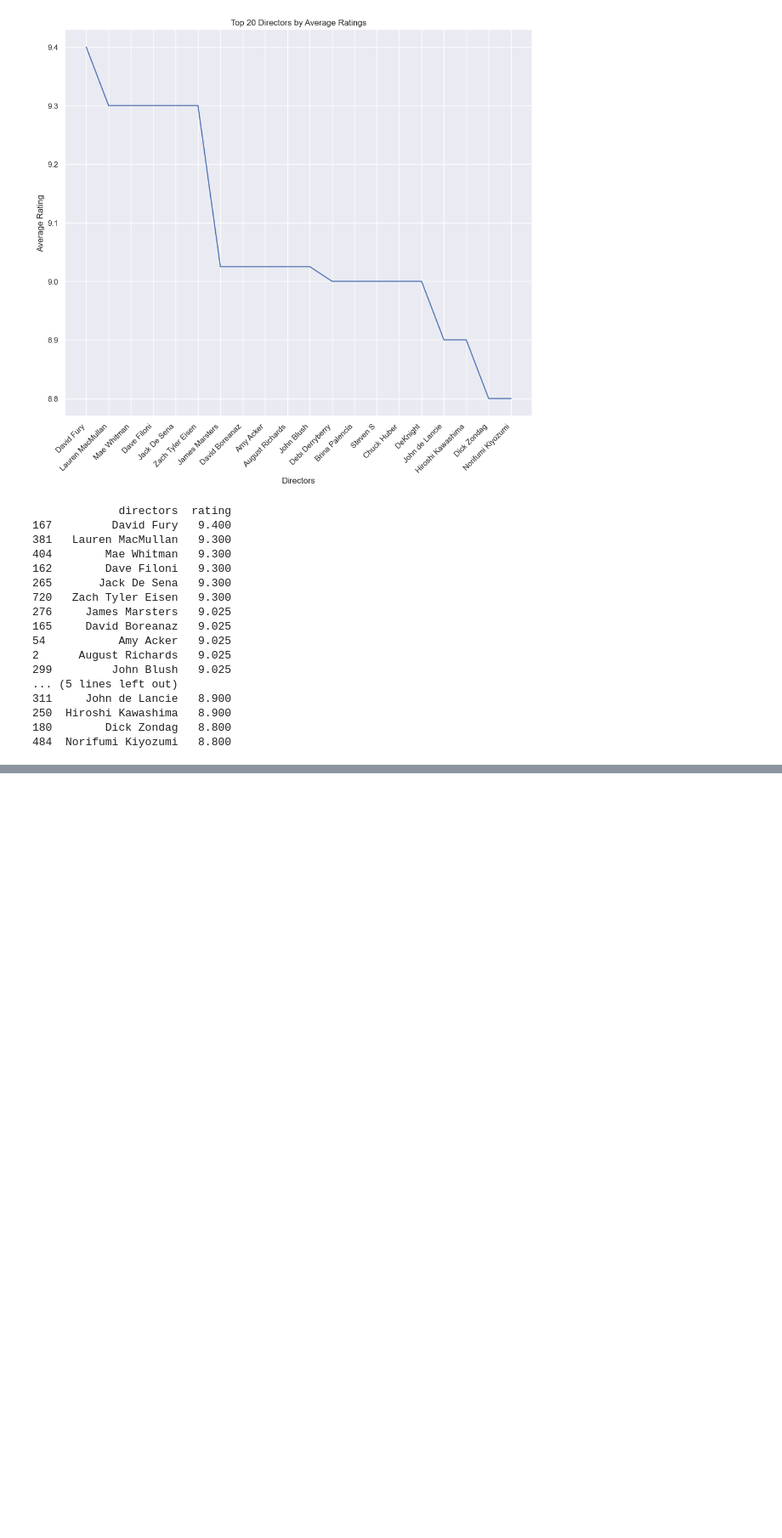
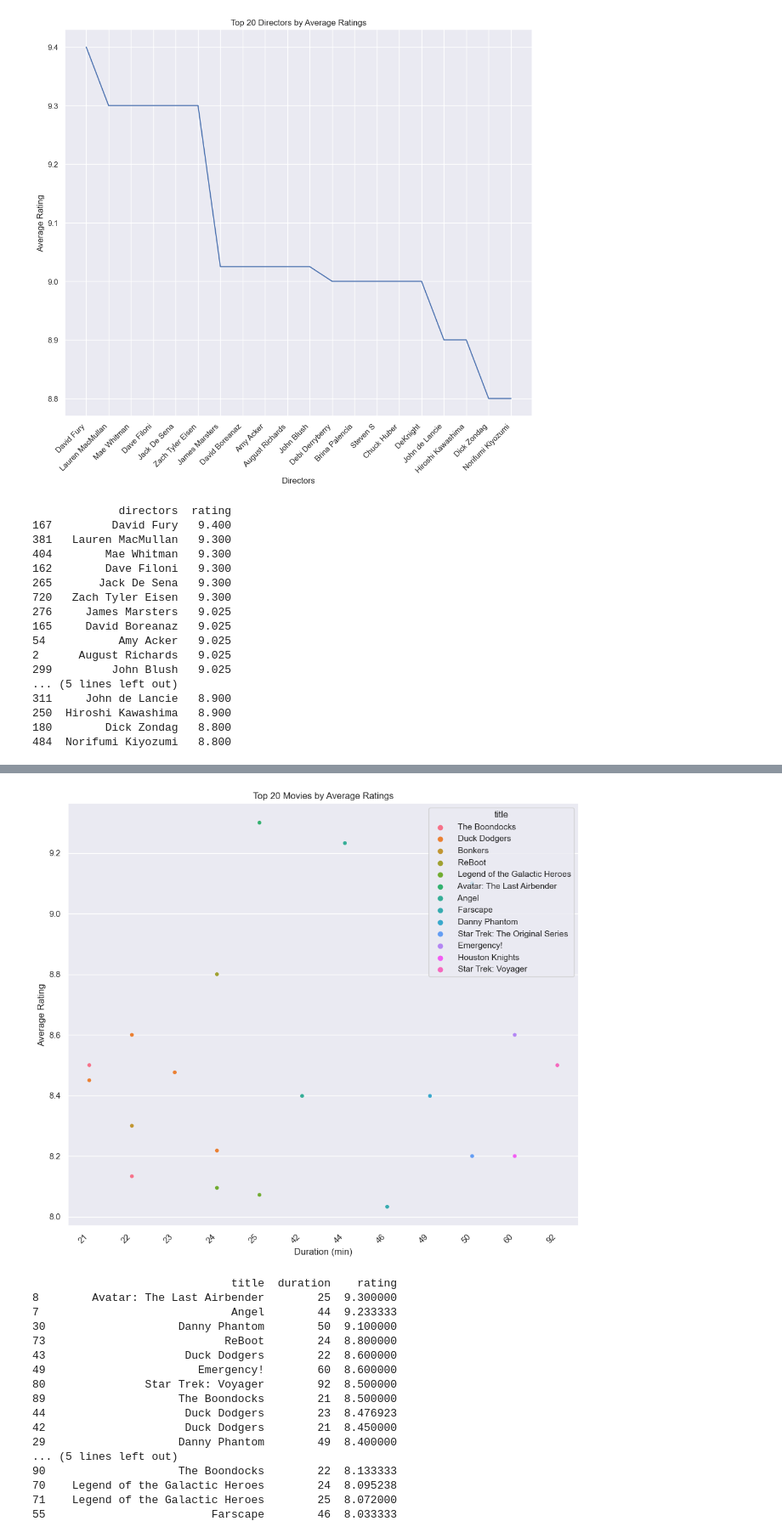
Before and after one commit to prateek-balani/data-analysis, a Jupyter notebook: data-analysis-imdb.ipynb, the cells around one changed output, grey strips where cells are left out. Shown at 85% size. Cells and saved outputs as stored; diff of their text form; code cells hidden in the pictures; blank space fills up the shorter version.

Commit message:
time added

```diff
--- a/data-analysis-imdb.ipynb
+++ b/data-analysis-imdb.ipynb
@@ -159,0 +181,44 @@ plt.show()
+# %%
+import seaborn as sns
+import matplotlib.pyplot as plt
+import pandas as pd
+
+dataload_ex_copy3 = dataload_ex.copy()
+
+# Extract the numeric part from the "duration" column and convert it to integers
+dataload_ex_copy3["duration"] = dataload_ex_copy3["duration"].str.extract("(\d+)").astype(int)
+
+# Pass column names as a list inside groupby() to avoid the TypeError
+movie_time_average = dataload_ex_copy3.groupby(["title", "duration"])["rating"].mean().reset_index()
+movie_time_average = movie_time_average.sort_values("rating", ascending=False)
+time_movies = movie_time_average.head(20)
+
+
+sns.swarmplot(x="duration", y="rating", hue="title", data=time_movies)
+plt.ylabel('Average Rating')
+plt.xlabel('Duration (min)')
+plt.title('Top 20 Movies by Average Ratings')
+plt.xticks(rotation=45, ha='right')
+plt.show()
+
+
+print(time_movies)
+# %% [output]
+[figure, added]
+                              title  duration    rating
+8        Avatar: The Last Airbender        25  9.300000
+7                             Angel        44  9.233333
+30                    Danny Phantom        50  9.100000
+73                           ReBoot        24  8.800000
+43                     Duck Dodgers        22  8.600000
+49                       Emergency!        60  8.600000
+80               Star Trek: Voyager        92  8.500000
+89                    The Boondocks        21  8.500000
+44                     Duck Dodgers        23  8.476923
+42                     Duck Dodgers        21  8.450000
+29                    Danny Phantom        49  8.400000
+... (5 lines left out)
+90                    The Boondocks        22  8.133333
+70    Legend of the Galactic Heroes        24  8.095238
+71    Legend of the Galactic Heroes        25  8.072000
+55                         Farscape        46  8.033333
```
Also changed, not shown: parts of 2 cells of this notebook.
